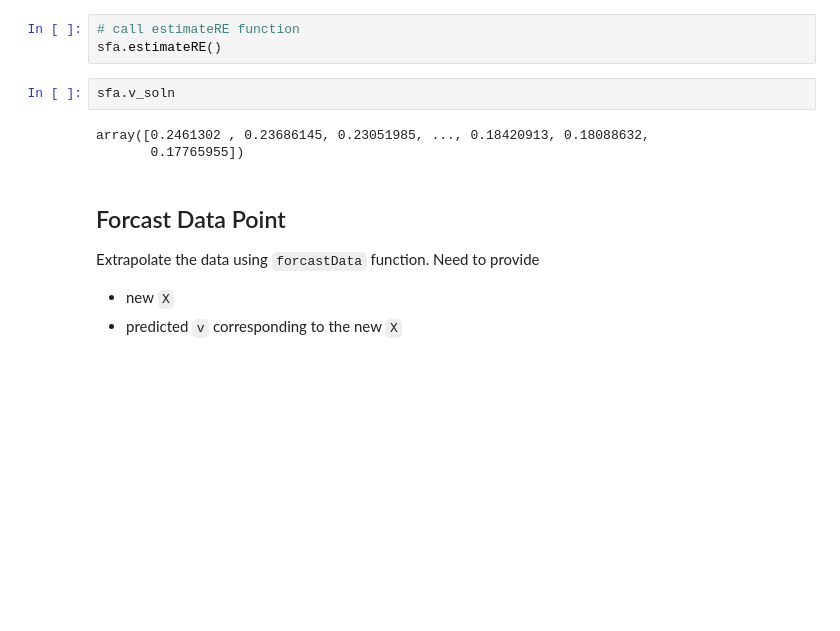
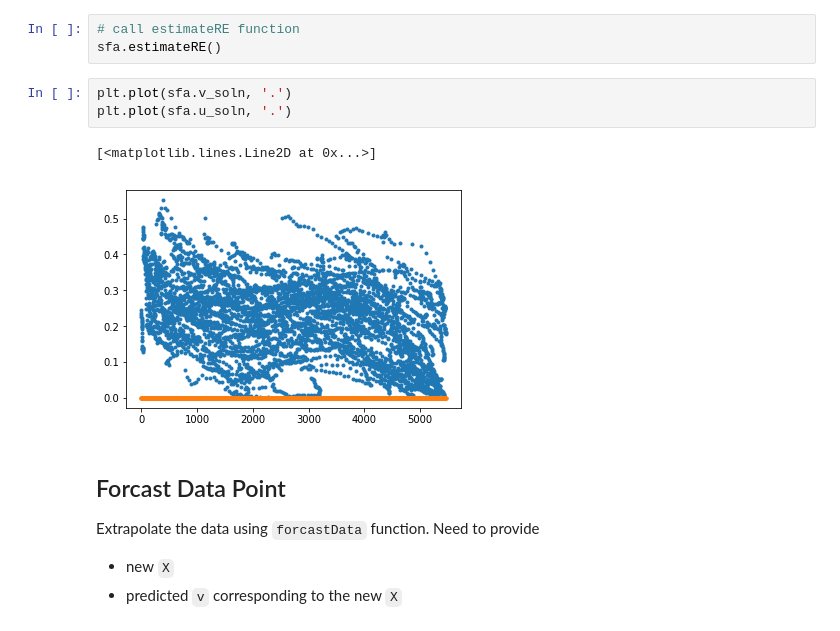
Before and after one commit to UW-AMO/StochasticFrontier, a Jupyter notebook: example/example_uhc.ipynb, the cells around one changed output. Drawn from its saved outputs; the diff is of its cells as text; blank space fills up the shorter version.

```diff
--- a/example/example_uhc.ipynb
+++ b/example/example_uhc.ipynb
@@ -87,11 +87,12 @@ plt.plot(x, sfa.X.dot(sfa.beta_soln))
 # %%
 # call estimateRE function
 sfa.estimateRE()
-# %%
-sfa.v_soln
-# %% [output]
-array([0.2461302 , 0.23686145, 0.23051985, ..., 0.18420913, 0.18088632,
-       0.17765955])
+# %%
+plt.plot(sfa.v_soln, '.')
+plt.plot(sfa.u_soln, '.')
+# %% [output]
+[<matplotlib.lines.Line2D at 0x...>]
+[figure, added]
 # %% [markdown]
 ## Forcast Data Point
 
```
Also changed, not shown: parts of 3 cells of this notebook.
